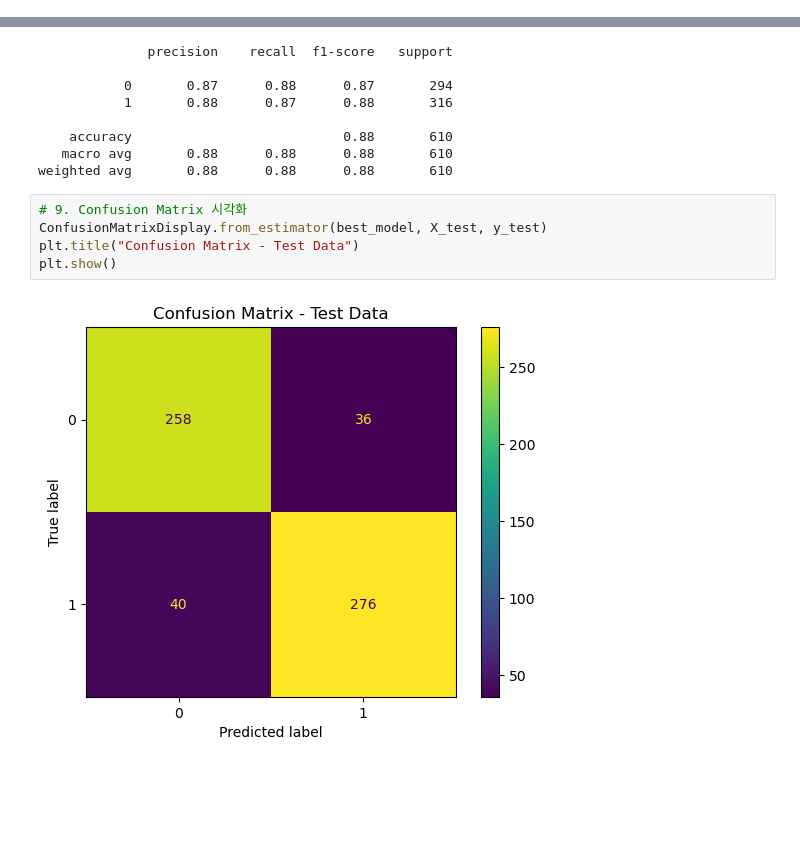
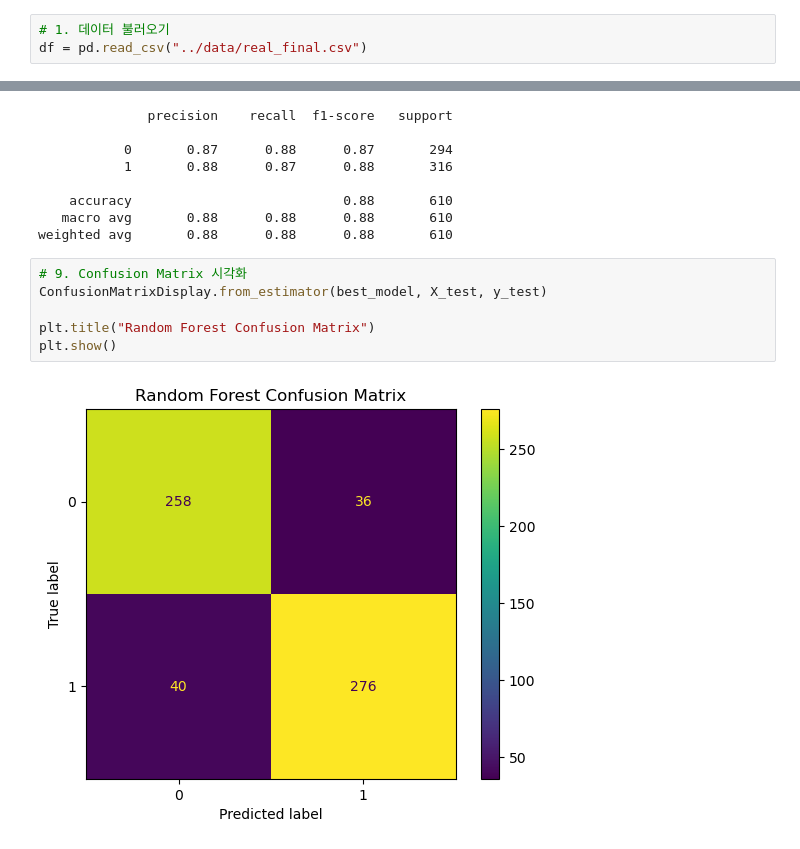
Before and after one commit to alstj6201/KBO_Prediction_ML, a Jupyter notebook: models/준헌_random.ipynb, the cells around one changed output, grey strips where cells are left out. Cells and saved outputs as stored; diff of their text form; blank space fills up the shorter version.

```diff
--- a/models/준헌_random.ipynb
+++ b/models/준헌_random.ipynb
@@ -13,6 +13,9 @@ warnings.filterwarnings("ignore")
 # %%
 # 1. 데이터 불러오기
 df = pd.read_csv("C:/Users/LG/OneDrive/문서/GitHub/KBO_Prediction_ML/data/real_final.csv")  # 경로는 필요에 따라 수정하세요
+# %%
+# 1. 데이터 불러오기
+df = pd.read_csv("../data/real_final.csv")
 # %%
 # 2. 결측치 확인
 print(df.isnull().sum())
@@ -129,7 +132,8 @@ weighted avg       0.88      0.88      0.88       610
 # %%
 # 9. Confusion Matrix 시각화
 ConfusionMatrixDisplay.from_estimator(best_model, X_test, y_test)
-plt.title("Confusion Matrix - Test Data")
+
+plt.title("Random Forest Confusion Matrix")
 plt.show()
 # %% [output]
-[figure, old version]
+[figure, new version]
```
Also changed, not shown: parts of 4 cells of this notebook.
